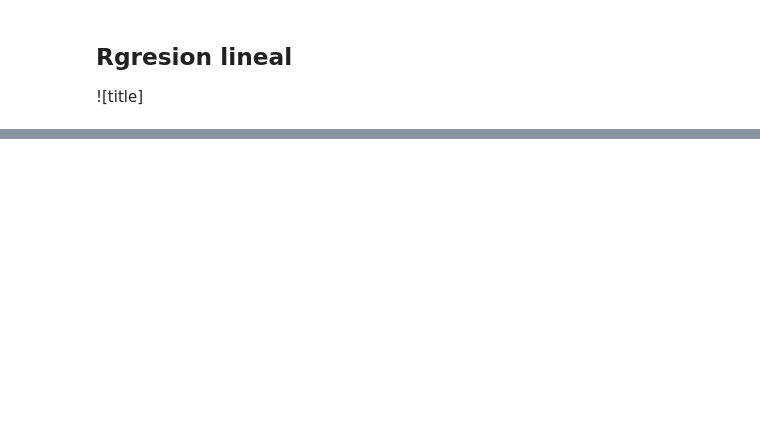
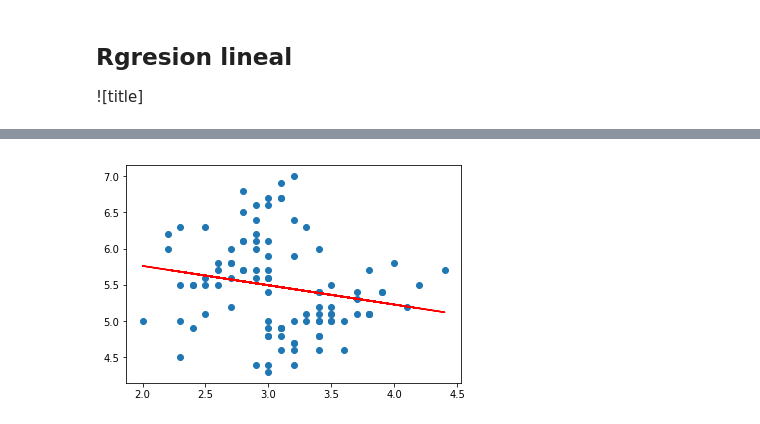
Before and after one commit to Alg0r1thmic/AI, a Jupyter notebook: LinealRegression/RegressionLineal.ipynb, the cells around one changed output, grey strips where cells are left out. Cells and saved outputs as stored; diff of their text form; code cells hidden in the pictures; blank space fills up the shorter version.

```diff
--- a/LinealRegression/RegressionLineal.ipynb
+++ b/LinealRegression/RegressionLineal.ipynb
@@ -69,10 +84,8 @@ def gradiente_descendente(w_, b_, alpha, x, y):
     N = x.shape[0]
     dw = -(2/N)*np.sum(x*(y-(w_*x+b_)))
     db = -(2/N)*np.sum(y-(w_*x+b_))
-
     w = w_ - alpha*dw
     b = b_ - alpha*db
-
     return w, b
 
 
@@ -84,10 +97,17 @@ plt.show()
 
 x = datos['Age'].values
 y = datos['Systolic blood pressure'].values
+
 np.random.seed(2)           # Para reproducibilidad del entrenamiento
 w = np.random.randn(1)[0]
 b = np.random.randn(1)[0]
-
+print("el vector x",x)
+print("el vector y",y)
+print("el vector w",w)
+print("el vector b",b)
+print("el vector x",x)
+x=-0.1*x
+print(x)
 alpha = 0.0004
 nits = 40000
 
@@ -96,7 +116,6 @@ error = np.zeros((nits,1))
 for i in range(nits):
     # Actualizar valor de los pesos usando el gradiente descendente
     [w, b] = gradiente_descendente(w,b,alpha,x,y)
-
     # Calcular el valor de la predicción
     y_ = calcular_modelo(w,b,x)
 
@@ -132,0 +171,68 @@ presion = calcular_modelo(w,b,edad)
+# %%
+import pandas as pd
+import numpy as np
+import matplotlib.pyplot as plt
+import seaborn as sns
+from sklearn.utils import shuffle
+import seaborn as sns
+%matplotlib inline
+
+class LinearRegression(object):
+    def __init__(self,learningRatio=0.05,numIterations=10000,fitIntercept=True):
+        self.learningRatio=learningRatio#parametro de aprendizaje
+        self.numIterations=numIterations#numero de iteraciones
+        self.fitIntercept=fitIntercept
+        self.N=0#cantidad de datos
+        self.X=[]
+        self.Y=[]
+        self.theta0 = np.random.randn(1)[0]#se genera theta0 y theta1 aleatorios para poder ajustar bien la recta
+        self.theta1 = np.random.randn(1)[0]
+    def gradientDesent(self,theta0,theta1):
+        dTheta0=(1/self.N)*np.sum(theta0+theta1*self.X-self.Y)
+        dTheta1=(1/self.N)*np.sum((theta0+theta1*self.X-self.Y)*self.X)
+        theta0=theta0-self.learningRatio*dTheta0
+        theta1=theta1-self.learningRatio*dTheta1
+        return theta0,theta1
+    def fit(self,X,Y):
+        self.X=X
+        self.Y=Y
+        theta0=self.theta0
+        theta1=self.theta1
+        self.N=X.shape[0]
+        for i in range(self.numIterations):
+            [theta0,theta1]=self.gradientDesent(theta0,theta1)
+        return theta0,theta1
+def readData():
+    df = pd.read_csv('Iris.csv')
+    df = df.drop(['Id'],axis=1)
+    rows = list(range(100,150))
+    df = df.drop(df.index[rows])
+    Y = []
+    target = df['Species']
+    for val in target:
+        if(val == 'Iris-setosa'):
+            Y.append(0)
+        else:
+            Y.append(1)
+    df = df.drop(['Species'],axis=1)
+    X = df.values.tolist()
+    X, Y = shuffle(X,Y)
+    X=np.array(X)
+    Y=X[:,0:1]
+    X=X[:,1:2]
+
+    return X,Y
+def getRect(theta0,theta1,x):
+    return theta1*x+theta0
+if __name__=='__main__':
+    [X,Y]=readData()
+    plt.scatter(X,Y)
+    lr=LinearRegression()
+    theta0=0
+    theta1=0
+    [theta0,theta1]=lr.fit(X,Y)
+    print("los thetas son",theta0,theta1)
+    #print(getRect(theta0,theta1,X))
+    plt.plot(X,getRect(theta0,theta1,X),'r')
+    plt.show()
+# %% [output]
@@ -132,0 +240 @@ presion = calcular_modelo(w,b,edad)
+[figure, added]
```
Also changed, not shown: parts of 9 cells of this notebook, 6 other files.
